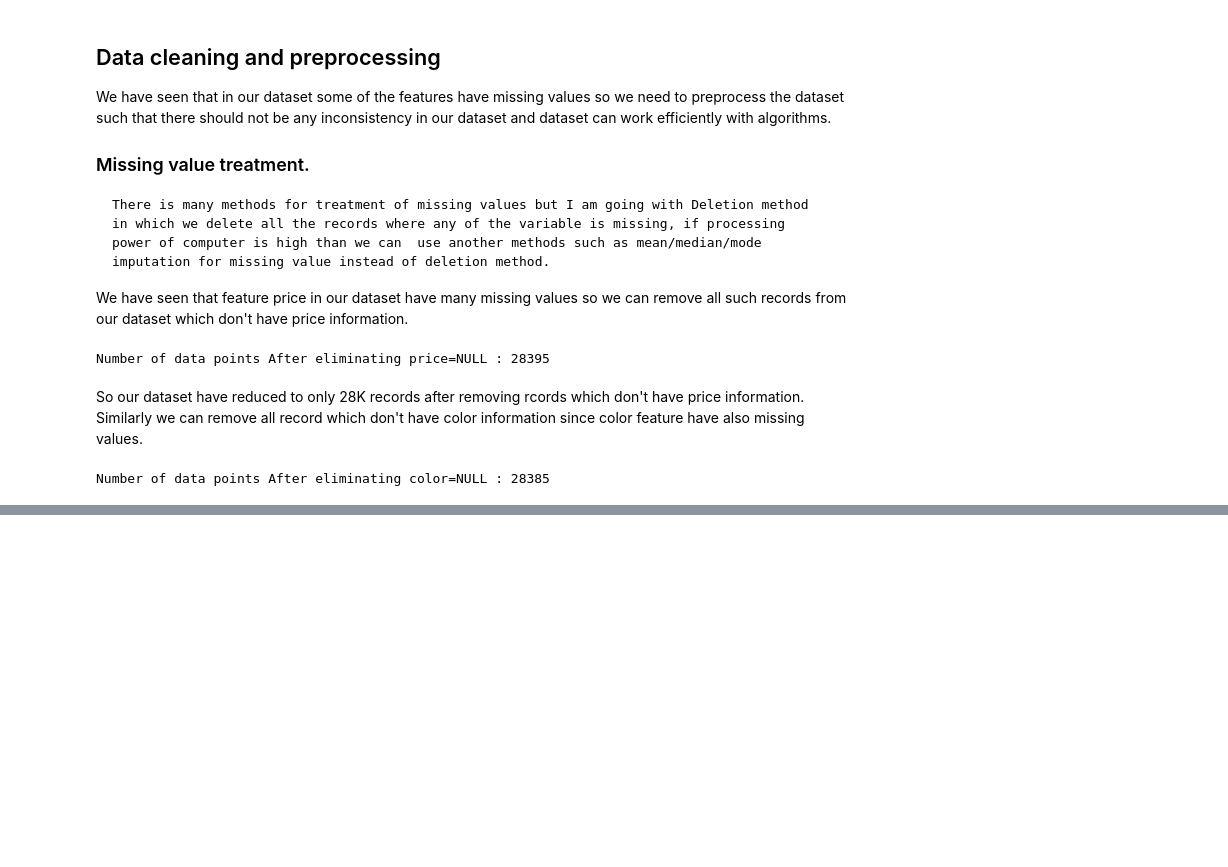
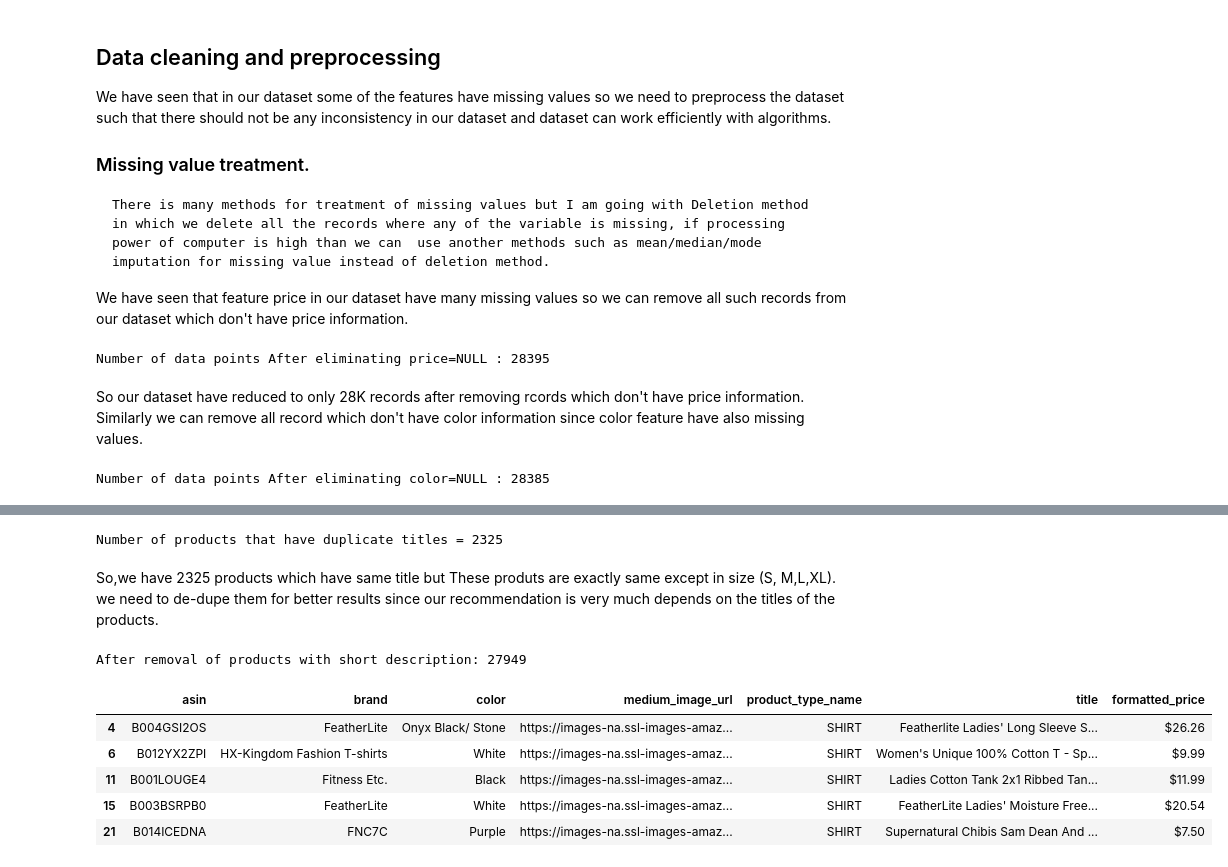
Before and after one commit to vikashranjan26/Amazon-Apparel-Recommendations-Engine, a Jupyter notebook: Amazon Apparel Recommendations Engine.ipynb, the cells around one changed output, grey strips where cells are left out. Cells and saved outputs as stored; diff of their text form; code cells hidden in the pictures; blank space fills up the shorter version.

Commit message:
data preprocessing complete

```diff
--- a/Amazon Apparel Recommendations Engine.ipynb
+++ b/Amazon Apparel Recommendations Engine.ipynb
@@ -277,0 +291,23 @@ data.to_pickle('pickels/28k_apparel_data')
+# %%
+# read data from pickle file from previous stage
+data = pd.read_pickle('pickels/28k_apparel_data')
+
+# find number of products that have duplicate titles.
+print('Number of products that have duplicate titles =',sum(data.duplicated('title')))
+# %% [output]
+Number of products that have duplicate titles = 2325
+# %% [markdown]
+ So,we have 2325 products which have same title but These produts are exactly same except in size (S, M,L,XL). we need to de-dupe them for better results since our recommendation is very much depends on the titles of the products.
+# %%
+# Remove All products with very few words in title
+data_sorted = data[data['title'].apply(lambda x: len(x.split())>4)]
+print("After removal of products with short description:", data_sorted.shape[0])
+data.head()
+# %% [output]
+After removal of products with short description: 27949
+|  | asin | brand | color | medium_image_url | product_type_name | title | formatted_price |
+| 4 | B004GSI2OS | FeatherLite | Onyx Black/ Stone | https://images-na.ssl-images-amaz... | SHIRT | Featherlite Ladies' Long Sleeve S... | $26.26 |
+| 6 | B012YX2ZPI | HX-Kingdom Fashion T-shirts | White | https://images-na.ssl-images-amaz... | SHIRT | Women's Unique 100% Cotton T - Sp... | $9.99 |
+| 11 | B001LOUGE4 | Fitness Etc. | Black | https://images-na.ssl-images-amaz... | SHIRT | Ladies Cotton Tank 2x1 Ribbed Tan... | $11.99 |
+| 15 | B003BSRPB0 | FeatherLite | White | https://images-na.ssl-images-amaz... | SHIRT | FeatherLite Ladies' Moisture Free... | $20.54 |
+| 21 | B014ICEDNA | FNC7C | Purple | https://images-na.ssl-images-amaz... | SHIRT | Supernatural Chibis Sam Dean And ... | $7.50 |
```
Also changed, not shown: parts of 21 cells of this notebook.
